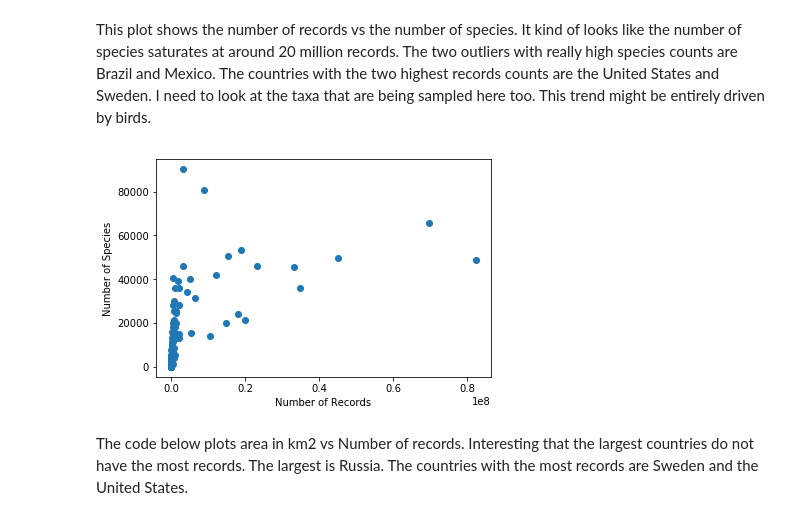
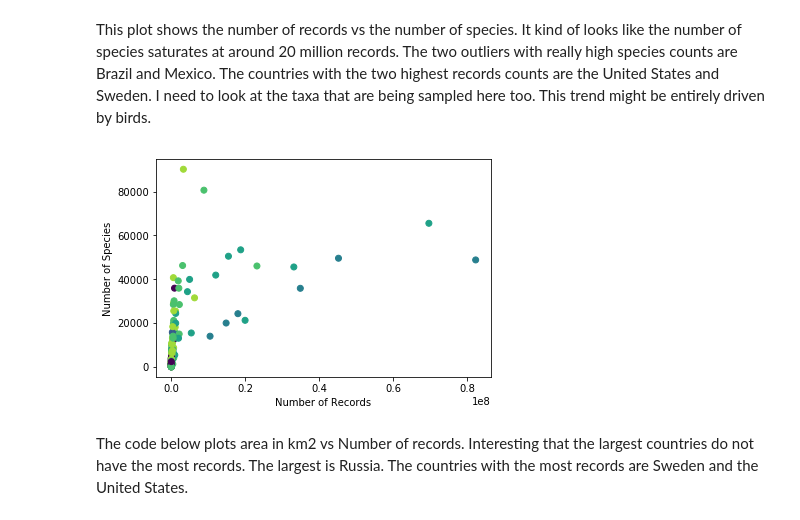
Before and after one commit to diatomsRcool/checklists, a Jupyter notebook: geography_data/data_explore.ipynb, the cells around one changed output. Drawn from its saved outputs; the diff is of its cells as text; code cells hidden in the pictures.

```diff
--- a/geography_data/data_explore.ipynb
+++ b/geography_data/data_explore.ipynb
@@ -33,6 +33,17 @@ all_data['species_per_area'] = all_data['#_Species']/all_data['area_km2']
 all_data['records_per_ecoregion'] = all_data['#_Records']/all_data['#_ecoregions']
 all_data['species_per_ecoregion'] = all_data['#_Species']/all_data['#_ecoregions']
 #print(all_data.nlargest(10, 'species_per_area'))
+
+conditions = [(all_data['records_per_area'] > 999),
+              (all_data['records_per_area'] < 1000) & (all_data['records_per_area'] > 499),
+             (all_data['records_per_area'] < 500) & (all_data['records_per_area'] > 99),
+             (all_data['records_per_area'] < 100) & (all_data['records_per_area'] > 9),
+             (all_data['records_per_area'] < 10) & (all_data['records_per_area'] > 0.9),
+             (all_data['records_per_area'] < 1) & (all_data['records_per_area'] > 0.1),
+             (all_data['records_per_area'] < 0.1) & (all_data['records_per_area'] < 0.01),
+             (all_data['records_per_area'] < 0.01)]
+choices = [1, 2, 3, 4, 5, 6, 7, 8]
+all_data['record_category'] = np.select(conditions, choices, default=0)
 
 #find the country with the largest value
 a = all_data.nlargest(1, '#_Records')
@@ -90,12 +101,14 @@ The country with the least species per ecoregion is Tokelau with 1.0
 # %% [markdown]
 This plot shows the number of records vs the number of species. It kind of looks like the number of species saturates at around 20 million records. The two outliers with really high species counts are Brazil and Mexico. The countries with the two highest records counts are the United States and Sweden. I need to look at the taxa that are being sampled here too. This trend might be entirely driven by birds.
 # %%
-plt.scatter(all_data['#_Records'], all_data['#_Species'])
+plt.scatter(all_data['#_Records'], all_data['#_Species'], c=all_data['record_category'])
 plt.xlabel('Number of Records')
 plt.ylabel('Number of Species')
+#plt.xlim(0.0, 2000000)
+#plt.ylim(0, 40000)
 plt.show()
 # %% [output]
-[figure, old version]
+[figure, new version]
 # %% [markdown]
 The code below plots area in km2 vs Number of records. Interesting that the largest countries do not have the most records. The largest is Russia. The countries with the most records are Sweden and the United States.
 # %%
```
Also changed, not shown: parts of 4 cells of this notebook, 3 other files.
